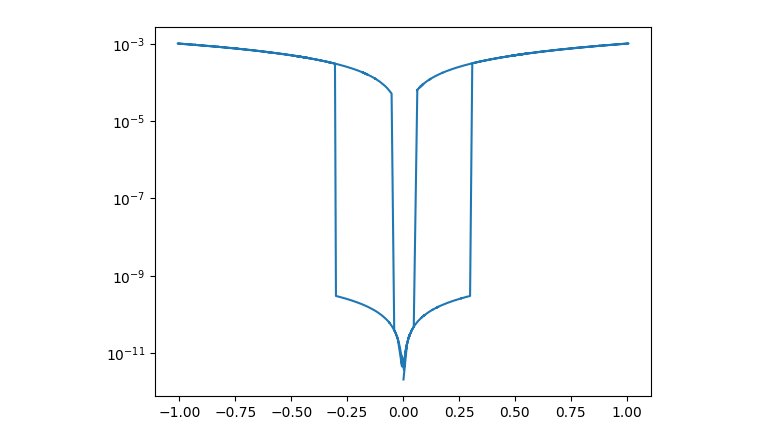
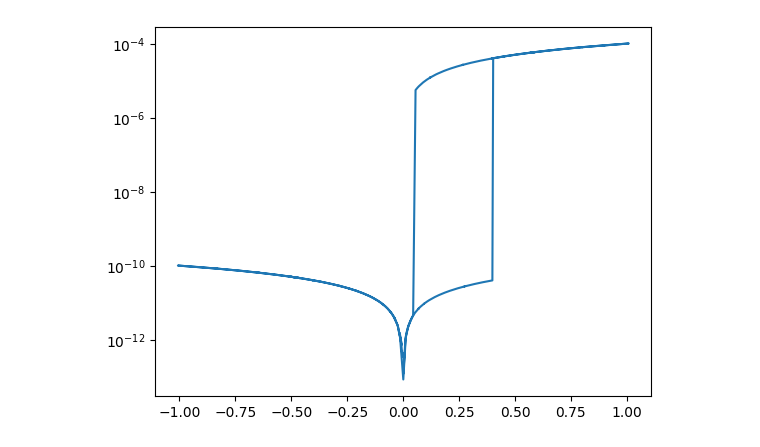
Before and after one commit to OneMoreGate/Memristor_modeling, a Jupyter notebook: TS_models/TS.ipynb, the cells around one changed output. Saved outputs shown, nothing was run; the diff lists cells and outputs as text; code cells hidden in the pictures.

```diff
--- a/TS_models/TS.ipynb
+++ b/TS_models/TS.ipynb
@@ -3,7 +3,7 @@ import numpy as np
 import matplotlib.pyplot as plt
 # %%
 class ThresholdSwitch():
-    def __init__(self,  R_off: float = 1_000_000_000, R_on: float = 1_000, V_th: float = 0.3, V_hold: float = 0.05) -> None:
+    def __init__(self,  R_off: float = 10_000_000_000, R_on: float = 1_0000, V_th: float = 0.3, V_hold: float = 0.05) -> None:
         self.R_off = R_off
         self.R_on = R_on
         self.V_th =V_th
@@ -11,23 +11,23 @@ class ThresholdSwitch():
         self.state = 'off'
 
     def get_resistance(self, voltage: float):
-        if (self.state == 'off') and (abs(voltage) < self.V_th):
+        if (self.state == 'off') and ((voltage) < self.V_th):
             return self.R_off
-        elif (self.state == 'off') and (abs(voltage) > self.V_th):
+        elif (self.state == 'off') and ((voltage) > self.V_th):
             self.state = 'on'
             return self.R_on
-        elif (self.state == 'on') and (abs(voltage) > self.V_hold):
+        elif (self.state == 'on') and ((voltage) > self.V_hold):
             return self.R_on
-        elif (self.state == 'on') and (abs(voltage) < self.V_hold):
+        elif (self.state == 'on') and ((voltage) < self.V_hold):
             self.state = 'off'
             return self.R_off
 # %%
-ts = ThresholdSwitch(R_off=10**9, V_th=0.3)
+ts = ThresholdSwitch( V_th=0.4)
 t  =np.linspace(0, np.pi, 1000)
 V = np.sin(2 * t) + np.array([np.random.normal(0,0.005) for _ in t])
 I = np.array([V[i] / ts.get_resistance(V[i]) for i in range(len(t))])
 
 plt.plot(V, np.abs(I))
 plt.yscale('log')
 # %% [output]
-[figure, old version]
+[figure, new version]
```
Also changed, not shown: parts of 3 cells of this notebook, 1 other file.
